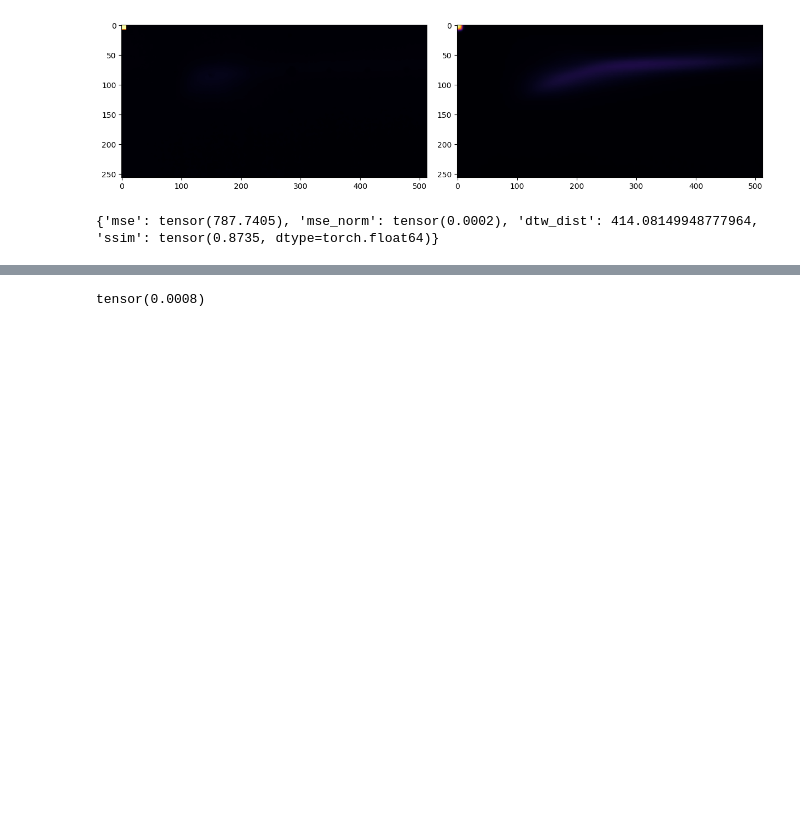
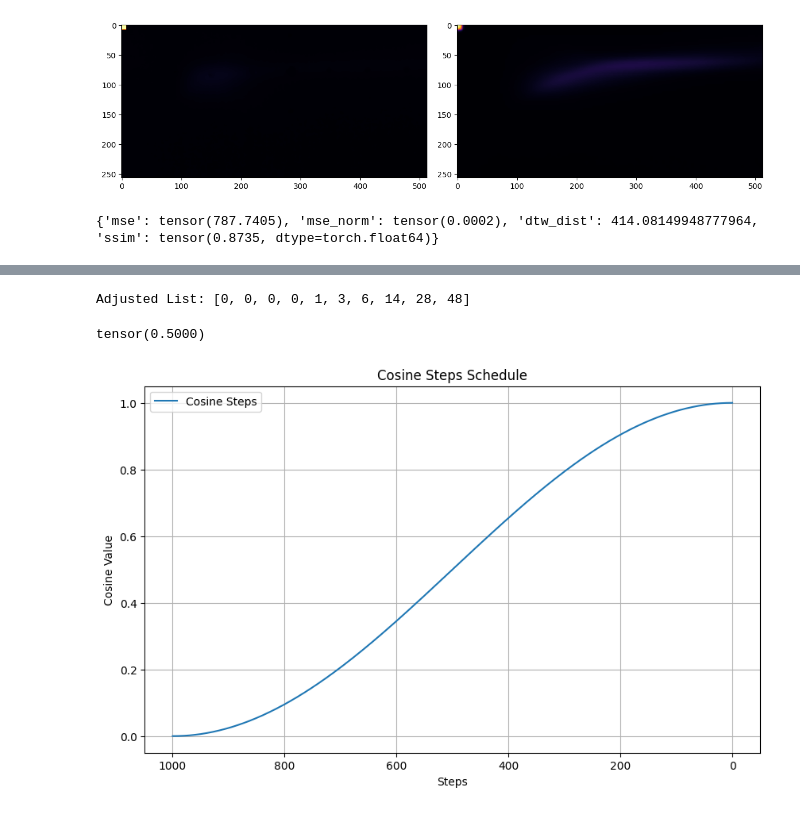
Before and after one commit to Jechmate/diffAE-elibeams, a Jupyter notebook: test.ipynb, the cells around one changed output, grey strips where cells are left out. Drawn from its saved outputs; the diff is of its cells as text; code cells hidden in the pictures; blank space fills up the shorter version.

```diff
--- a/test.ipynb
+++ b/test.ipynb
@@ -515,6 +659,75 @@ def sigmoid_schedule(step, max_steps=850, k=0.08):
+# %%
+def create_sigmoid_list(length, total_sum):
+    # Ensure that there's enough total sum to give at least 1 to each element
+    assert total_sum >= length, "Total sum must be at least equal to the length of the list"
+
+    # Generate sigmoid values across the specified range in reverse to distribute larger values first
+    sigmoid_values = torch.tensor([sigmoid_schedule(torch.tensor(i), max_steps=length, k=0.9) for i in range(length, 0, -1)])
+
+    # Normalize these sigmoid values so that their sum is 1
+    normalized_sigmoid_values = sigmoid_values / torch.sum(sigmoid_values)
+
+    # Calculate the sum available after assigning 1 to each element
+    available_sum = total_sum - length
+
+    # Scale these normalized values to the available sum
+    scaled_sigmoid_values = normalized_sigmoid_values * available_sum
+
+    # Start each element with 1 and add the scaled sigmoid values, then round
+    integer_list = (torch.ones(length) + scaled_sigmoid_values).int().tolist()
+
+    # Correct any discrepancies in sum due to rounding
+    current_sum = sum(integer_list)
+    difference = total_sum - current_sum
+
+    # Adjust by adding/subtracting 1 to elements until the sum is correct
+    if difference != 0:
+        sign = int(difference / abs(difference))  # Determine if we need to add or subtract
+        indices = list(range(length))
+        torch.randperm(len(indices)).tolist()  # Shuffle indices for fairness in adjustment
+
+        for i in indices:
+            if difference == 0:
+                break
+            integer_list[i] += sign
+            difference -= sign
+
+    return integer_list
+
+# Example usage
+length = 10  # Length of the list
+total_sum = 100  # Desired sum of the list
+adjusted_list = create_sigmoid_list(length, total_sum)
+print("Adjusted List:", adjusted_list)
+# %% [output]
+Adjusted List: [0, 0, 0, 0, 1, 3, 6, 14, 28, 48]
 # %%
 import torch
 
-sigmoid_schedule(torch.tensor(211))
+sigmoid_schedule(torch.tensor(100))
 # %% [output]
-tensor(0.0008)
+tensor(0.5000)
+# %%
+import torch
+import matplotlib.pyplot as plt
+
+def cosine_step_schedule(noise_steps):
+    t = torch.linspace(0, 1, noise_steps)
+    return 0.5 * (1 + torch.cos(t * torch.pi))
+
+# Generate cosine steps
+noise_steps = 1000
+cosine_steps = cosine_step_schedule(noise_steps)
+
+# Plotting
+plt.figure(figsize=(10, 6))
+plt.plot(cosine_steps.numpy(), label='Cosine Steps')
+plt.title('Cosine Steps Schedule')
+plt.xlabel('Steps')
+plt.ylabel('Cosine Value')
+plt.grid(True)
+plt.legend()
+plt.gca().invert_xaxis()  # Invert x-axis to show the decreasing steps correctly
+plt.show()
+# %% [output]
+[figure, added]
```
Also changed, not shown: parts of 4 cells of this notebook, 21 other files.
